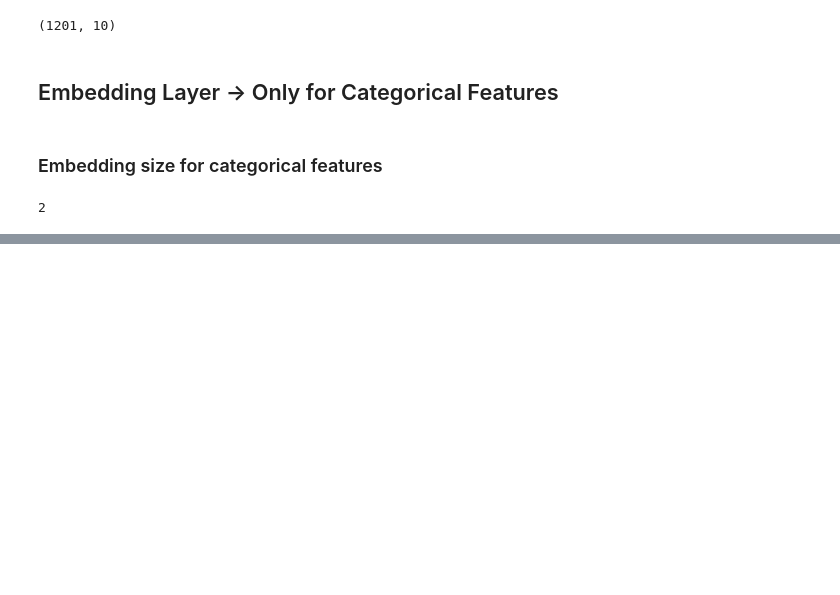
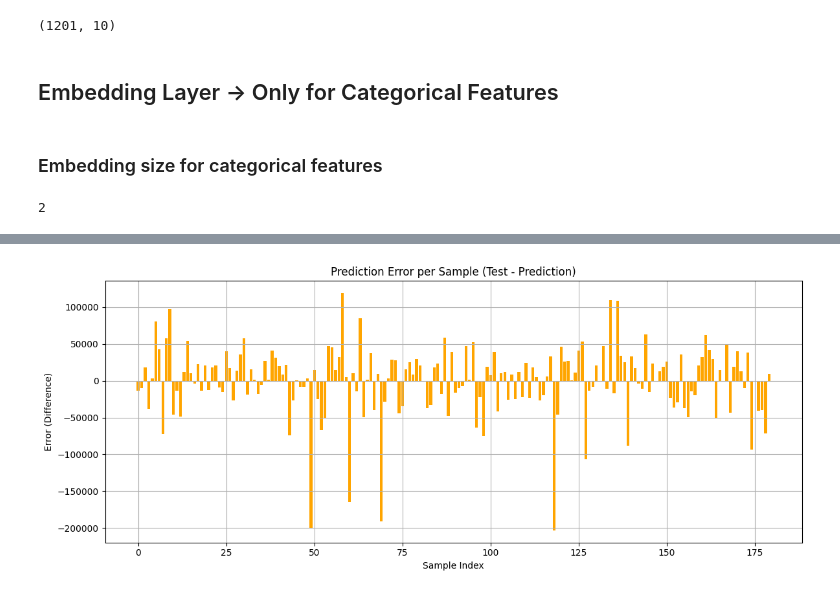
Before and after one commit to pratham001tanti/House-Price-Prediction-Using-Pytorch, a Jupyter notebook: housePricePrediction.ipynb, the cells around one changed output, grey strips where cells are left out. Saved outputs shown, nothing was run; the diff lists cells and outputs as text; code cells hidden in the pictures; blank space fills up the shorter version.

```diff
--- a/housePricePrediction.ipynb
+++ b/housePricePrediction.ipynb
@@ -235,0 +565,11 @@ embedding_dim
+# %%
+plt.figure(figsize=(12, 5))
+plt.bar(range(len(final_output)), final_output['Difference'], color='orange')
+plt.title('Prediction Error per Sample (Test - Prediction)')
+plt.xlabel('Sample Index')
+plt.ylabel('Error (Difference)')
+plt.tight_layout()
+plt.grid(True)
+plt.show()
+# %% [output]
+[figure, added]
```
Also changed, not shown: parts of 43 cells of this notebook, 1 other file.
